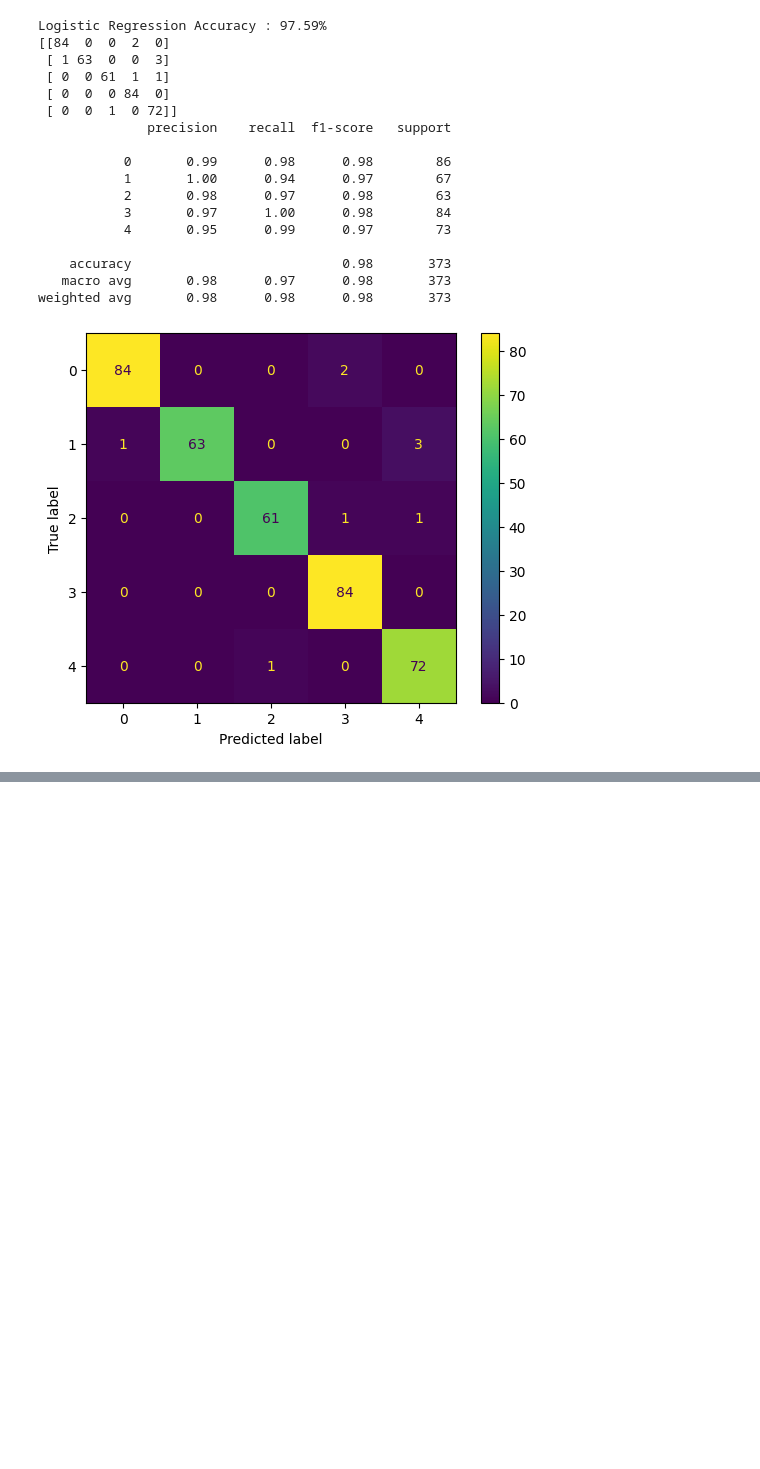
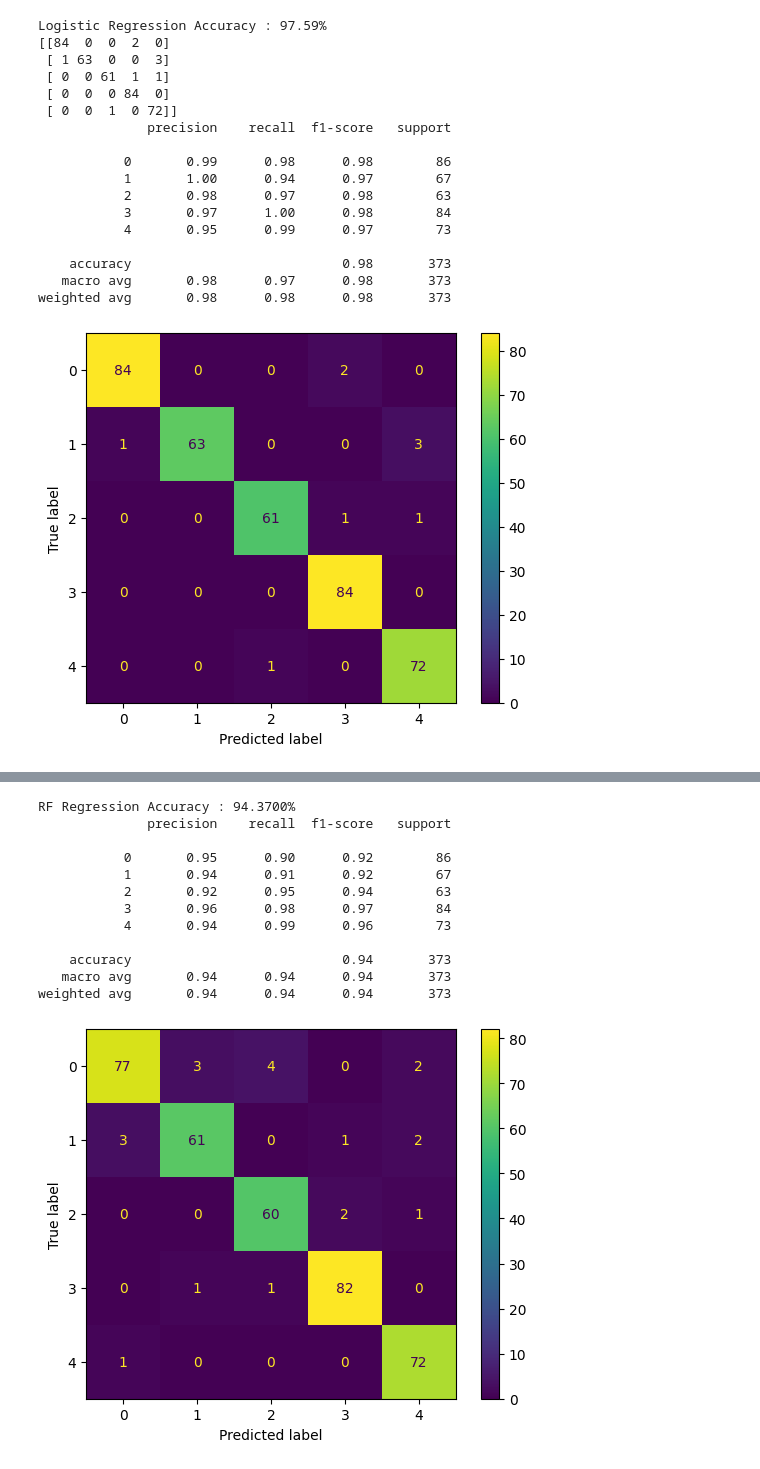
Before and after one commit to Ryzxxl/bcc-news-classification, a Jupyter notebook: train_without_preprocessing.ipynb, the cells around one changed output, grey strips where cells are left out. Cells and saved outputs as stored; diff of their text form; code cells hidden in the pictures; blank space fills up the shorter version.

```diff
--- a/train_without_preprocessing.ipynb
+++ b/train_without_preprocessing.ipynb
@@ -414,0 +384,40 @@ weighted avg       0.95      0.95      0.95       373
+# %%
+from sklearn.model_selection import train_test_split
+from sklearn.ensemble import RandomForestClassifier
+from sklearn.model_selection import cross_val_score
+
+
+xgbo = xgb.XGBClassifier()
+xgbo.fit(X_train,y_train)
+predicted_train_xgb = xgbo.predict(X_train)
+predicted_test_xgb = xgbo.predict(X_test)
+accuracy_score_xgb = accuracy_score(y_test, predicted_test_xgb)
+print("RF Regression Accuracy :", "{:.4f}%".format(100*accuracy_score_xgb))
+
+from sklearn.metrics import classification_report
+print (classification_report(y_test,predicted_test_xgb))
+
+
+import matplotlib.pyplot as plt
+import numpy
+from sklearn import metrics
+confusion_matrix = metrics.confusion_matrix(y_test, predicted_test_xgb)
+
+cm_display = metrics.ConfusionMatrixDisplay(confusion_matrix = confusion_matrix)
+
+cm_display.plot()
+plt.show()
+# %% [output]
+RF Regression Accuracy : 94.3700%
+              precision    recall  f1-score   support
+
+           0       0.95      0.90      0.92        86
+           1       0.94      0.91      0.92        67
+           2       0.92      0.95      0.94        63
+           3       0.96      0.98      0.97        84
+           4       0.94      0.99      0.96        73
+
+    accuracy                           0.94       373
+   macro avg       0.94      0.94      0.94       373
+weighted avg       0.94      0.94      0.94       373
+[figure, added]
```
Also changed, not shown: parts of 16 cells of this notebook.
